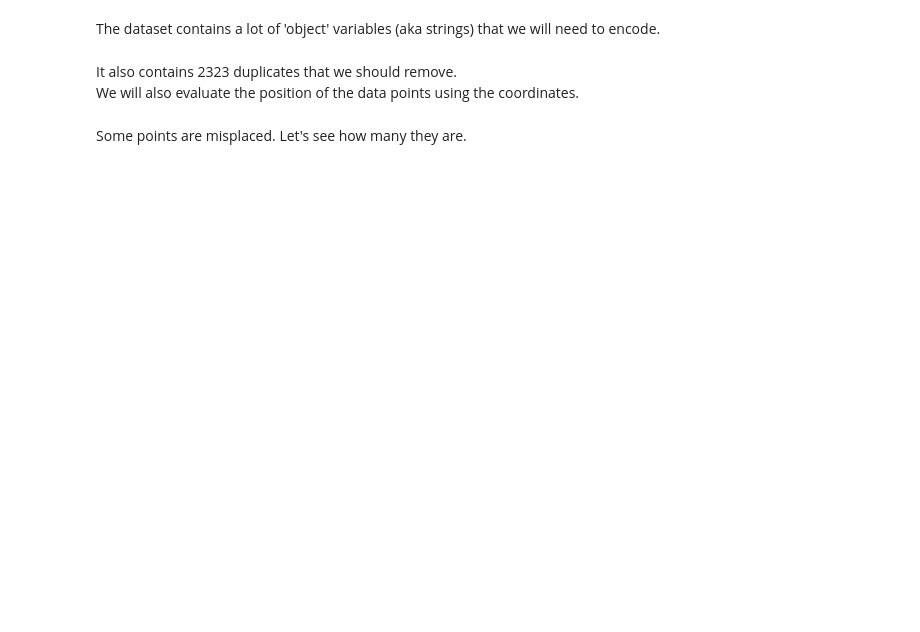
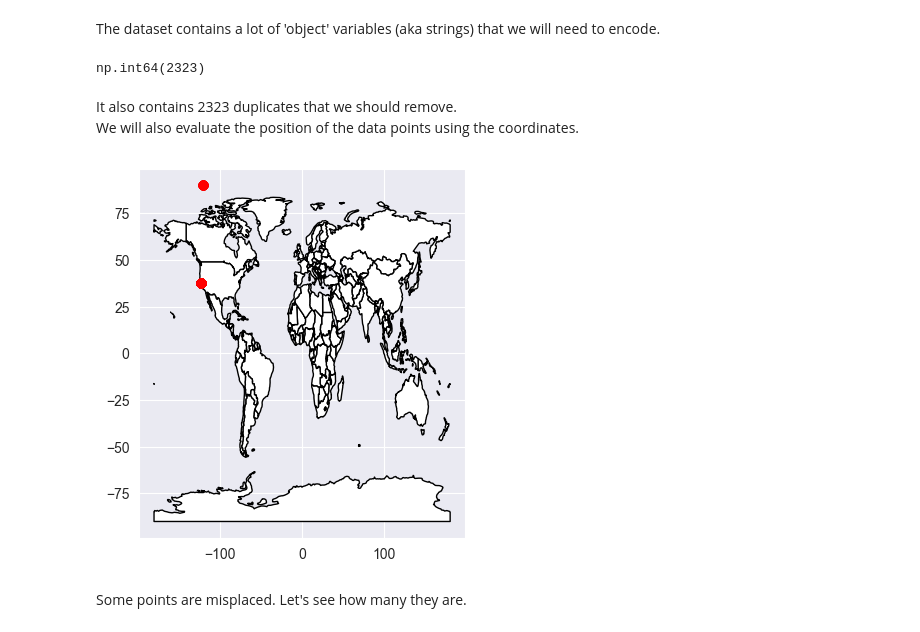
Before and after one commit to SihanWang-WHU/SF-Crime-Analysis, a Jupyter notebook: EDA/sf-crime-analysis-prediction.ipynb, the cells around one changed output. Drawn from its saved outputs; the diff is of its cells as text; code cells hidden in the pictures; blank space fills up the shorter version.

Commit message:
data preparation and mining

```diff
--- a/EDA/sf-crime-analysis-prediction.ipynb
+++ b/EDA/sf-crime-analysis-prediction.ipynb
@@ -58,0 +59,14 @@ test = pd.read_csv('../input/test.csv', parse_dates=['Dates'], index_col='Id')
+# %%
+crime_records = pd.read_csv('../Data/Crime_Records.csv')
+len(crime_records)
+crime_records = crime_records[['Incident Datetime', 'Incident Category', 'Incident Description', 'Incident Day of Week', 'Police District', 'Resolution', 'Analysis Neighborhood', 'Longitude', 'Latitude']]
+
+# some transformations
+crime_records['Incident Datetime'] = pd.to_datetime(crime_records['Incident Datetime'])
+crime_records['Incident Category'] = crime_records['Incident Category'].apply(str)
+crime_records['Incident Description'] = crime_records['Incident Description'].apply(lambda d: d.replace(',', '-') )
+crime_records['Incident Category'] = crime_records['Incident Category'].apply(lambda d: d.replace(',', '-') )
+crime_records['Incident Category'].fillna('', inplace=True)
+crime_records.drop_duplicates(inplace=True)
+crime_records.rename(columns={'Incident Datetime': 'Dates', 'Incident Category': 'Category', 'Incident Description': 'Descript', 'Incident Day of Week': 'DayOfWeek', 'Police District': 'PdDistrict', 'Analysis Neighborhood': 'Address', 'Longitude': 'X', 'Latitude': 'Y'}, inplace=True)
+crime_records
@@ -58,0 +100,12 @@ test = pd.read_csv('../input/test.csv', parse_dates=['Dates'], index_col='Id')
+# %%
+# train test split using the train_test_split function
+train, test = train_test_split(crime_records, test_size=0.2, random_state=42)
+kaggle_train = pd.read_csv('../Data/train_kaggle_sample.csv')
+kaggle_test = pd.read_csv('../Data/test_kaggle_sample.csv')
+train = pd.concat([train, kaggle_train])
+test = pd.concat([test, kaggle_test])
+train['Dates'] = pd.to_datetime(train['Dates'])
+test['Dates'] = pd.to_datetime(test['Dates'])
+
+print('Train data shape: ', train.shape)
+print('Test data shape: ', test.shape)
@@ -81,24 +157,29 @@ train.dtypes
 The dataset contains a lot of 'object' variables (aka strings) that we will need to encode.
 # %%
 train.duplicated().sum()
+# %% [output]
+np.int64(2323)
 # %% [markdown]
 It also contains 2323 duplicates that we should remove.
 We will also evaluate the position of the data points using the coordinates.
 # %%
 def create_gdf(df):
     gdf = df.copy()
     gdf['Coordinates'] = list(zip(gdf.X, gdf.Y))
     gdf.Coordinates = gdf.Coordinates.apply(Point)
     gdf = gpd.GeoDataFrame(
         gdf, geometry='Coordinates', crs={'init': 'epsg:4326'})
     return gdf
 
 train_gdf = create_gdf(train)
 
-world = gpd.read_file(gpd.datasets.get_path('naturalearth_lowres'))
+shp_path = '../Data/Shp Data/110m_cultural/ne_110m_admin_0_countries.shp'
+world = gpd.read_file(shp_path)
 ax = world.plot(color='white', edgecolor='black')
 train_gdf.plot(ax=ax, color='red')
 plt.show()
+# %% [output]
+[figure, added]
 # %% [markdown]
 Some points are misplaced. Let's see how many they are.
 # %%
```
Also changed, not shown: parts of 13 cells of this notebook, 2 other files.
